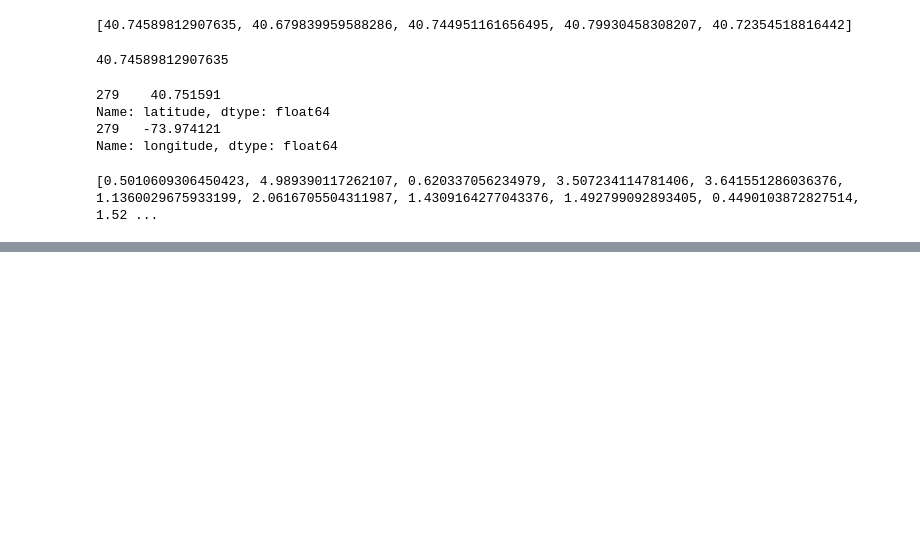
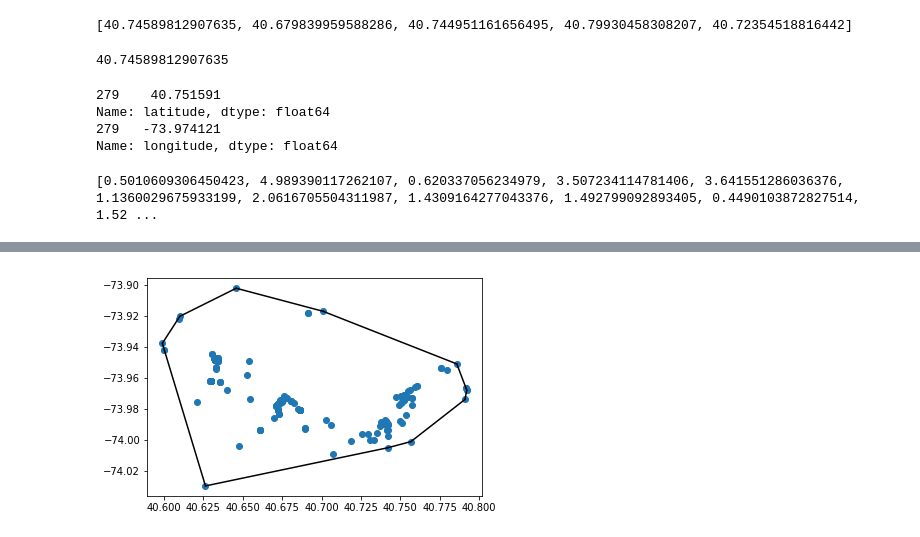
Before and after one commit to SanyaKathuria10/Spatial-Data-Visualization-and-Recommendation, a Jupyter notebook: scripts/module2.ipynb, the cells around one changed output, grey strips where cells are left out. Drawn from its saved outputs; the diff is of its cells as text; code cells hidden in the pictures; blank space fills up the shorter version.

```diff
--- a/scripts/module2.ipynb
+++ b/scripts/module2.ipynb
@@ -181,0 +189,6 @@ p_close = [1 / x ** 1.64 for x in dist]
+# %%
+core_samples_mask = np.zeros_like(db.labels_, dtype=bool)
+core_samples_mask[db.core_sample_indices_] = True
+labels = db.labels_
+n_clusters_ = len(set(labels)) - (1 if -1 in labels else 0)
+unique_labels = set(labels)
@@ -181,0 +246,7 @@ p_close = [1 / x ** 1.64 for x in dist]
+# %%
+data.drop('labels', axis =1)
+data.is_copy = False
+data['labels'] = labels
+# data = data.loc[data['labels'] == 0]
+print(data.head())
+print(len(data))
@@ -181,0 +276,10 @@ p_close = [1 / x ** 1.64 for x in dist]
+# %%
+location = np.array(data[['latitude', 'longitude']])
+hull = ConvexHull(location)
+#import matplotlib.pyplot as plt
+plt.plot(location[:,0], location[:,1], 'o')
+for simplex in hull.simplices:
+    plt.plot(location[simplex, 0], location[simplex, 1], 'k-')
+plt.show()
+# %% [output]
+[figure, added]
```
Also changed, not shown: parts of 14 cells of this notebook, 3 other files.
